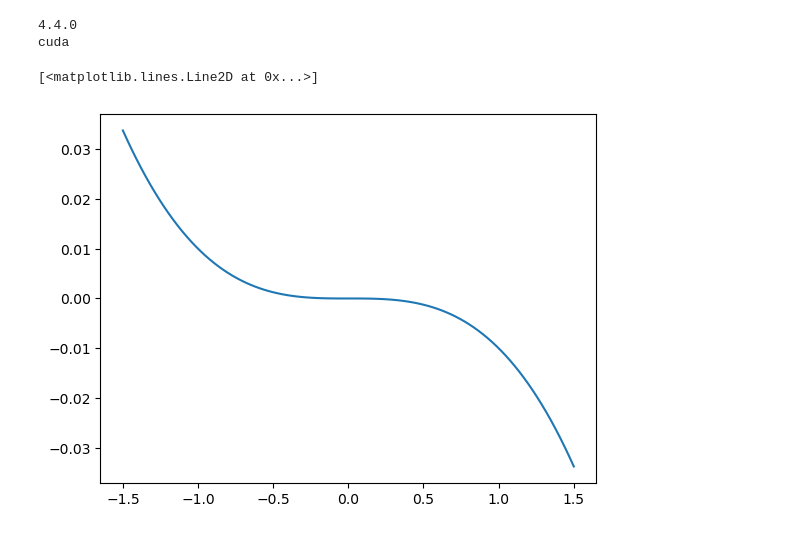
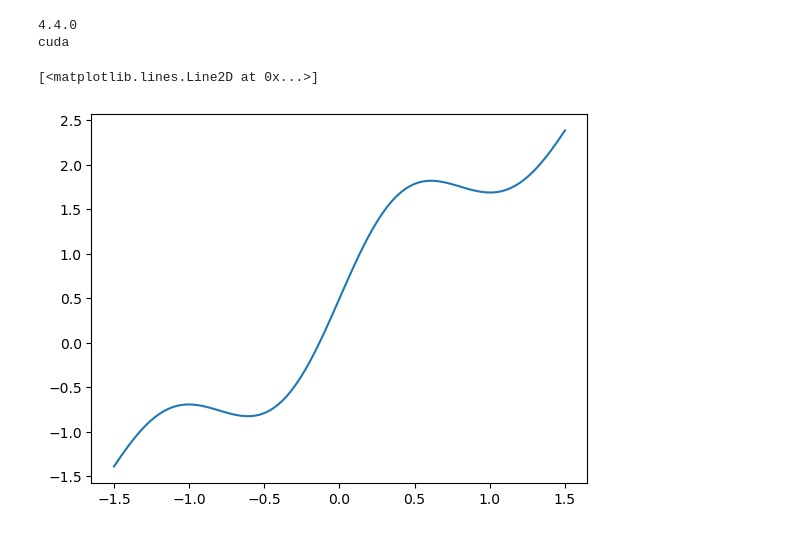
Before and after one commit to jwass1997/kmc_project, a Jupyter notebook: scripts/python_scripts/optuna.ipynb, the cells around one changed output. Drawn from its saved outputs; the diff is of its cells as text; code cells hidden in the pictures.

```diff
--- a/scripts/python_scripts/optuna.ipynb
+++ b/scripts/python_scripts/optuna.ipynb
@@ -63,39 +63,37 @@ class NeuralNet(nn.Module):
 in_features = 7
 out_features = 1
 hidden_dim = 90
-num_layers = 9
+num_layers = 10
 
 model = NeuralNet(in_features=in_features, out_features=out_features, hidden_dim=hidden_dim, num_layers=num_layers)
-state_dict = torch.load(f="../../SM_1e7_0.pth", map_location=torch.device("cpu"))
+state_dict = torch.load(f="../../SM_1e6_vonMises_beta_0.pth", map_location=torch.device("cpu"))
 model.load_state_dict(state_dict=state_dict)
 model.eval()
 
 #print(model)
 
 def target_function(t: torch.Tensor):
     N = t.shape[0]
-    t1 = torch.sigmoid(1*t)
-    t2 = -0.01*t**3
-    return t2
+    return torch.sigmoid(5*t) + 0.4*torch.sin(4*t) + t
 
 def mse_loss(x: torch.Tensor, y: torch.Tensor):
 
     N = x.shape[0]
     x = x.float()
     y = y.float()
     x_norm = (x - x.mean()) / (x.std(unbiased=False) + 1e-8)
     y_norm = (y - y.mean()) / (y.std(unbiased=False) + 1e-8)
 
     mse = torch.mean((y_norm - x_norm)**2).item()
 
     return mse
 x = torch.linspace(-1.5, 1.5, 100)
 plt.plot(x, target_function(x))
 # %% [output]
 4.4.0
 cuda
 [<matplotlib.lines.Line2D at 0x...>]
-[figure, old version]
+[figure, new version]
 # %%
 n = 100
 min_voltage = -1.5
```
Also changed, not shown: parts of 3 cells of this notebook, 26 other files.
